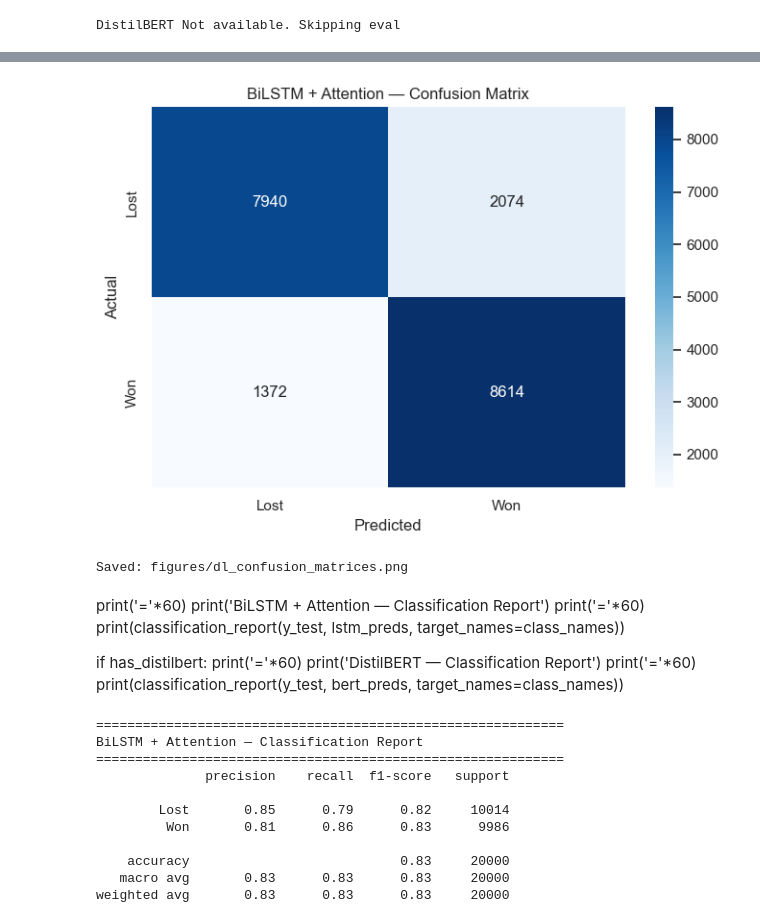
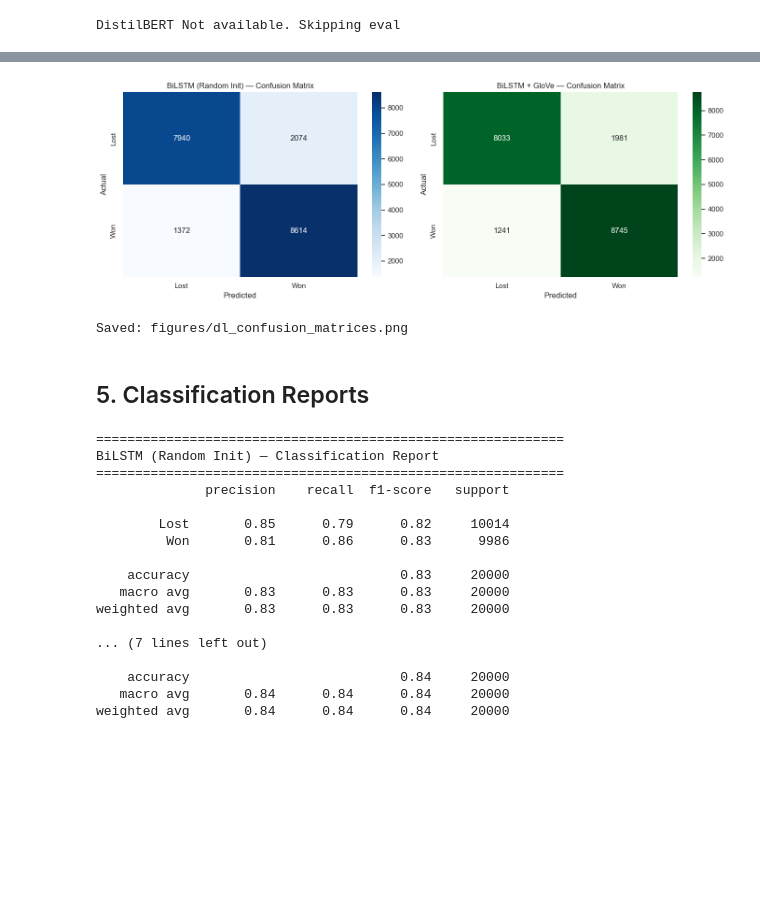
Before and after one commit to bhavanishanker-png/predictive-sales-analytics-engine, a Jupyter notebook: notebooks/08_dl_evaluation.ipynb, the cells around one changed output, grey strips where cells are left out. Cells and saved outputs as stored; diff of their text form; code cells hidden in the pictures; blank space fills up the shorter version.

Commit message:
implement deep learning pipeline with BiLSTM, GloVe embeddings, and comprehensive evaluation documentation

```diff
--- a/notebooks/08_dl_evaluation.ipynb
+++ b/notebooks/08_dl_evaluation.ipynb
@@ -169,0 +243,8 @@ BiLSTM + Attention — Test Metrics
+# %%
+# BiLSTM + GloVe evaluation
+if has_glove:
+    glove_metrics, glove_preds, glove_probs = evaluate_bilstm(
+        glove_model, test_loader, y_test, device, 'BiLSTM + GloVe'
+    )
+else:
+    print('BiLSTM + GloVe not available. Skipping.')
@@ -213,51 +288,58 @@ print('Saved: figures/dl_confusion_matrices.png')
 # %%
-fig, axes = plt.subplots(1, 2 if has_distilbert else 1, figsize=(14 if has_distilbert else 7, 5))
 class_names = ['Lost', 'Won']
 
-plot_data = [(axes[0] if has_distilbert else axes, lstm_preds, 'BiLSTM + Attention')]
+# Count how many models we have
+n_models = sum([has_original, has_glove, has_distilbert])
+fig, axes = plt.subplots(1, n_models, figsize=(7 * n_models, 5))
+if n_models == 1:
+    axes = [axes]
+
+plot_data = []
+if has_original:
+    plot_data.append((original_preds, 'BiLSTM (Random Init)', 'Blues'))
+if has_glove:
+    plot_data.append((glove_preds, 'BiLSTM + GloVe', 'Greens'))
 if has_distilbert:
-    plot_data.append((axes[1], bert_preds, 'DistilBERT'))
+    plot_data.append((bert_preds, 'DistilBERT', 'Oranges'))
 
-for ax, preds, title in plot_data:
+for i, (preds, title, cmap) in enumerate(plot_data):
     cm = confusion_matrix(y_test, preds)
-    sns.heatmap(cm, annot=True, fmt='d', cmap='Blues',
-                xticklabels=class_names, yticklabels=class_names, ax=ax)
-    ax.set_xlabel('Predicted')
-    ax.set_ylabel('Actual')
-    ax.set_title(f'{title} — Confusion Matrix')
+    sns.heatmap(cm, annot=True, fmt='d', cmap=cmap,
+                xticklabels=class_names, yticklabels=class_names, ax=axes[i])
+    axes[i].set_xlabel('Predicted')
+    axes[i].set_ylabel('Actual')
+    axes[i].set_title(f'{title} — Confusion Matrix')
 
 plt.tight_layout()
 plt.savefig(FIGURES_DIR / 'dl_confusion_matrices.png', dpi=150, bbox_inches='tight')
 plt.show()
 print('Saved: figures/dl_confusion_matrices.png')
 # %% [output]
-[figure, old version]
+[figure, new version]
 Saved: figures/dl_confusion_matrices.png
 # %% [markdown]
-print('='*60)
-print('BiLSTM + Attention — Classification Report')
-print('='*60)
-print(classification_report(y_test, lstm_preds, target_names=class_names))
-
-if has_distilbert:
-    print('='*60)
-    print('DistilBERT — Classification Report')
-    print('='*60)
-    print(classification_report(y_test, bert_preds, target_names=class_names))
+## 5. Classification Reports
 # %%
-print('='*60)
-print('BiLSTM + Attention — Classification Report')
-print('='*60)
-print(classification_report(y_test, lstm_preds, target_names=class_names))
+if has_original:
+    print('=' * 60)
+    print('BiLSTM (Random Init) — Classification Report')
+    print('=' * 60)
+    print(classification_report(y_test, original_preds, target_names=class_names))
+
+if has_glove:
+    print('=' * 60)
+    print('BiLSTM + GloVe — Classification Report')
+    print('=' * 60)
+    print(classification_report(y_test, glove_preds, target_names=class_names))
 
 if has_distilbert:
-    print('='*60)
+    print('=' * 60)
     print('DistilBERT — Classification Report')
-    print('='*60)
+    print('=' * 60)
     print(classification_report(y_test, bert_preds, target_names=class_names))
 # %% [output]
 ============================================================
-BiLSTM + Attention — Classification Report
+BiLSTM (Random Init) — Classification Report
 ============================================================
               precision    recall  f1-score   support
 
@@ -267,4 +349,10 @@ BiLSTM + Attention — Classification Report
     accuracy                           0.83     20000
    macro avg       0.83      0.83      0.83     20000
 weighted avg       0.83      0.83      0.83     20000
+
+... (7 lines left out)
+
+    accuracy                           0.84     20000
+   macro avg       0.84      0.84      0.84     20000
+weighted avg       0.84      0.84      0.84     20000
 # %% [markdown]
```
Also changed, not shown: parts of 33 cells of this notebook, 21 other files.
